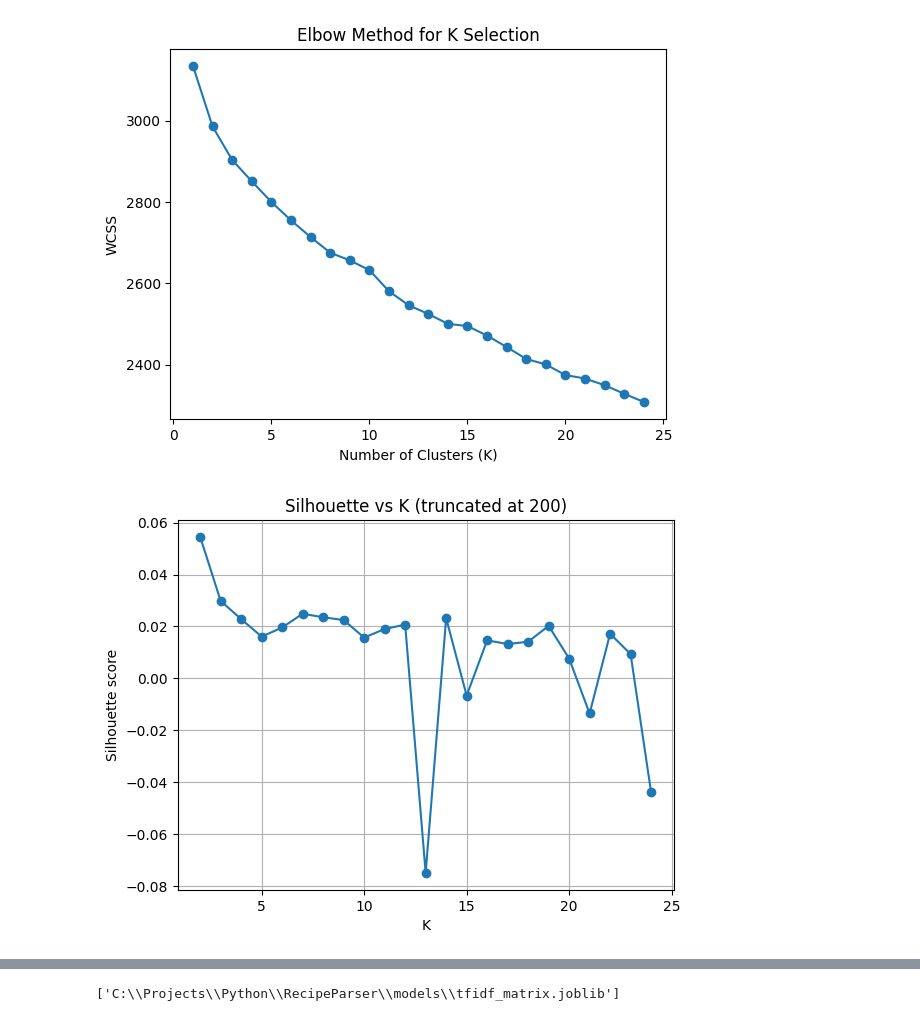
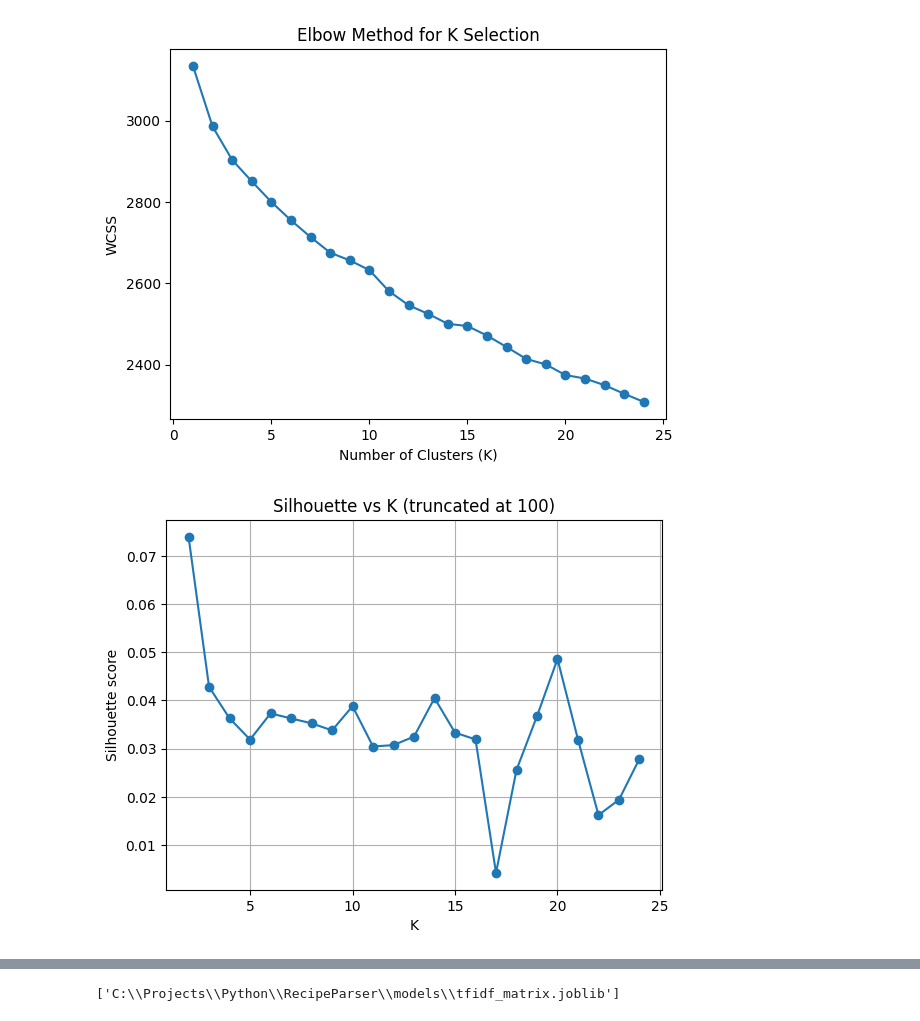
Before and after one commit to kriserickson/recipe-parser, a Jupyter notebook: notebooks/unstructured.ipynb, the cells around one changed output, grey strips where cells are left out. Drawn from its saved outputs; the diff is of its cells as text; code cells hidden in the pictures.

```diff
--- a/notebooks/unstructured.ipynb
+++ b/notebooks/unstructured.ipynb
@@ -158,32 +158,32 @@ plt.show()
 # %%
 from sklearn.decomposition import TruncatedSVD
 from sklearn.cluster import KMeans
 from sklearn.metrics import silhouette_score
 import matplotlib.pyplot as plt
 
-truncation = 200
+truncation = 100
 
 # reduce to ~100 dims for clustering/metrics
 n_comp = min(truncation, X.shape[1]-1)
 X_svd = TruncatedSVD(n_components=n_comp, random_state=42).fit_transform(X)
 
 ks = list(range(2, 25))
 sil_scores = []
 for k in ks:
     km = KMeans(n_clusters=k, random_state=42, n_init=10, max_iter=500)
     labels = km.fit_predict(X_svd)
     sil = silhouette_score(X_svd, labels)
     sil_scores.append(sil)
 
 
 plt.plot(ks, sil_scores, marker='o')
 plt.xlabel("K")
 plt.ylabel("Silhouette score")
 plt.title(f"Silhouette vs K (truncated at {truncation})")
 plt.grid(True)
 plt.show()
 # %% [output]
-[figure, old version]
+[figure, new version]
 # %%
 
 k = 20  # From the silhouette method and the elbow method k at 20 is the sweet spot.
```
Also changed, not shown: parts of 2 cells of this notebook.
